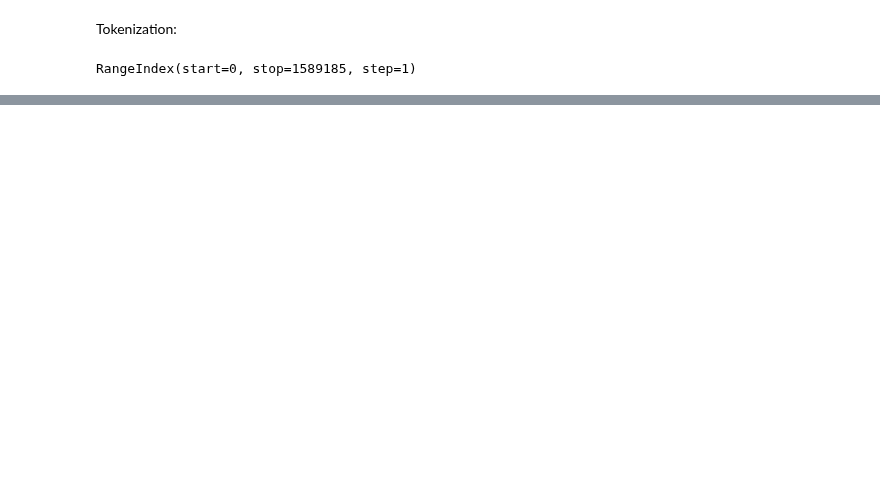
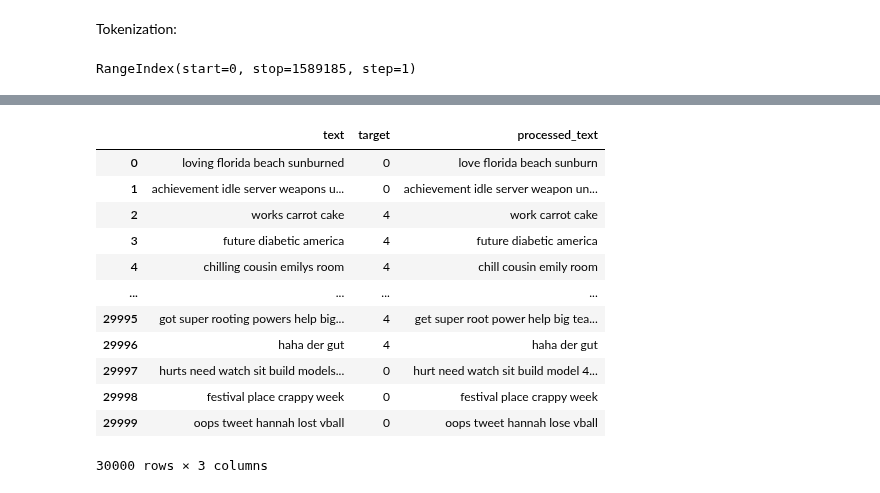
Before and after one commit to Nishchaypat/FEMA, a Jupyter notebook: data_tokenizing.ipynb, the cells around one changed output, grey strips where cells are left out. Saved outputs shown, nothing was run; the diff lists cells and outputs as text; code cells hidden in the pictures; blank space fills up the shorter version.

```diff
--- a/data_tokenizing.ipynb
+++ b/data_tokenizing.ipynb
@@ -37,0 +39,18 @@ sample.head(5)
+# %%
+sample = sample.reset_index(drop=True)
+sample.to_csv('data/tokenized_data.csv', header=None)
+sample
+# %% [output]
+|  | text | target | processed_text |
+| 0 | loving florida beach sunburned | 0 | love florida beach sunburn |
+| 1 | achievement idle server weapons u... | 0 | achievement idle server weapon un... |
+| 2 | works carrot cake | 4 | work carrot cake |
+| 3 | future diabetic america | 4 | future diabetic america |
+| 4 | chilling cousin emilys room | 4 | chill cousin emily room |
+| ... | ... | ... | ... |
+| 29995 | got super rooting powers help big... | 4 | get super root power help big tea... |
+| 29996 | haha der gut | 4 | haha der gut |
+| 29997 | hurts need watch sit build models... | 0 | hurt need watch sit build model 4... |
+| 29998 | festival place crappy week | 0 | festival place crappy week |
+| 29999 | oops tweet hannah lost vball | 0 | oops tweet hannah lose vball |
+30000 rows × 3 columns
```
Also changed, not shown: parts of 3 cells of this notebook, 6 other files.
